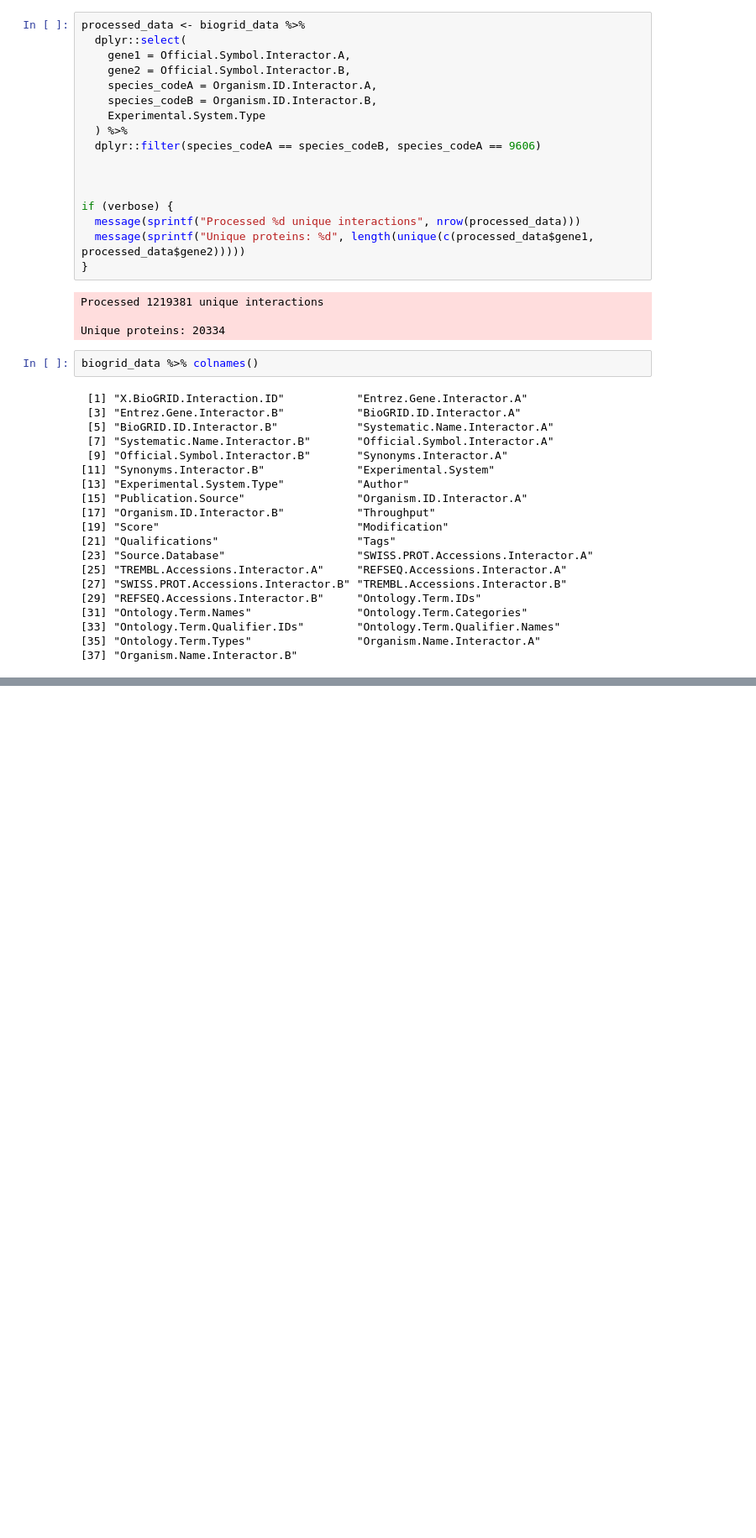
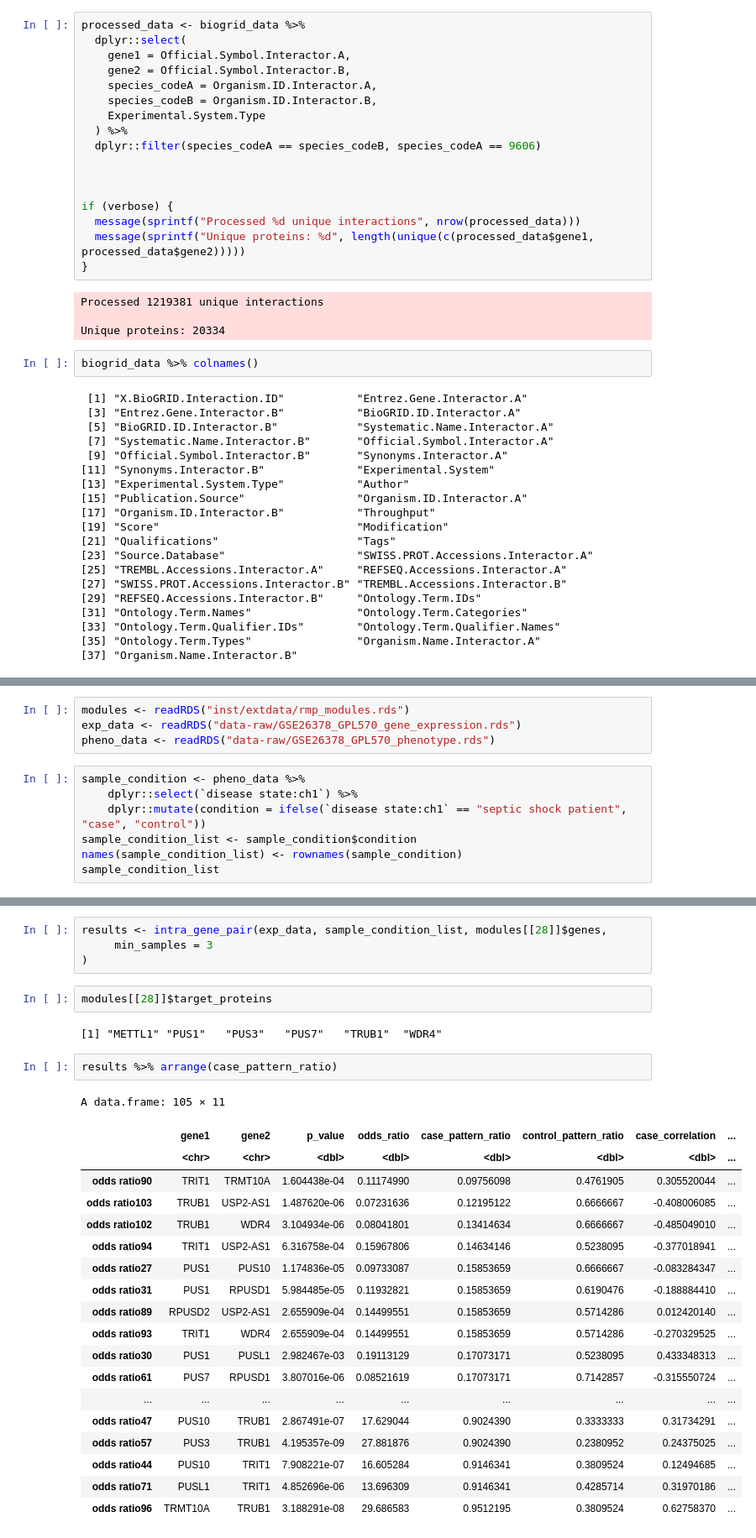
Before and after one commit to loganylchen/MPAGE, a Jupyter notebook: testing.ipynb, the cells around one changed output, grey strips where cells are left out. Shown at 84% size. Saved outputs shown, nothing was run; the diff lists cells and outputs as text; blank space fills up the shorter version.

```diff
--- a/testing.ipynb
+++ b/testing.ipynb
@@ -1415,0 +640,11 @@ A matrix: 54675 × 103 of type dbl
+# %%
+modules <- readRDS("inst/extdata/rmp_modules.rds")
+exp_data <- readRDS("data-raw/GSE26378_GPL570_gene_expression.rds")
+pheno_data <- readRDS("data-raw/GSE26378_GPL570_phenotype.rds")
+# %%
+sample_condition <- pheno_data %>%
+    dplyr::select(`disease state:ch1`) %>%
+    dplyr::mutate(condition = ifelse(`disease state:ch1` == "septic shock patient", "case", "control"))
+sample_condition_list <- sample_condition$condition
+names(sample_condition_list) <- rownames(sample_condition)
+sample_condition_list
@@ -1415,0 +676,30 @@ A matrix: 54675 × 103 of type dbl
+# %%
+results <- intra_gene_pair(exp_data, sample_condition_list, modules[[28]]$genes,
+     min_samples = 3
+)
+# %%
+modules[[28]]$target_proteins
+# %% [output]
+[1] "METTL1" "PUS1"   "PUS3"   "PUS7"   "TRUB1"  "WDR4"
+# %%
+results %>% arrange(case_pattern_ratio)
+# %% [output]
+A data.frame: 105 × 11
+|  | gene1 | gene2 | p_value | odds_ratio | case_pattern_ratio | control_pattern_ratio | case_correlation | ... |
+|  | <chr> | <chr> | <dbl> | <dbl> | <dbl> | <dbl> | <dbl> | ... |
+| odds ratio90 | TRIT1 | TRMT10A | 1.604438e-04 | 0.11174990 | 0.09756098 | 0.4761905 | 0.305520044 | ... |
+| odds ratio103 | TRUB1 | USP2-AS1 | 1.487620e-06 | 0.07231636 | 0.12195122 | 0.6666667 | -0.408006085 | ... |
+| odds ratio102 | TRUB1 | WDR4 | 3.104934e-06 | 0.08041801 | 0.13414634 | 0.6666667 | -0.485049010 | ... |
+| odds ratio94 | TRIT1 | USP2-AS1 | 6.316758e-04 | 0.15967806 | 0.14634146 | 0.5238095 | -0.377018941 | ... |
+| odds ratio27 | PUS1 | PUS10 | 1.174836e-05 | 0.09733087 | 0.15853659 | 0.6666667 | -0.083284347 | ... |
+| odds ratio31 | PUS1 | RPUSD1 | 5.984485e-05 | 0.11932821 | 0.15853659 | 0.6190476 | -0.188884410 | ... |
+| odds ratio89 | RPUSD2 | USP2-AS1 | 2.655909e-04 | 0.14499551 | 0.15853659 | 0.5714286 | 0.012420140 | ... |
+| odds ratio93 | TRIT1 | WDR4 | 2.655909e-04 | 0.14499551 | 0.15853659 | 0.5714286 | -0.270329525 | ... |
+| odds ratio30 | PUS1 | PUSL1 | 2.982467e-03 | 0.19113129 | 0.17073171 | 0.5238095 | 0.433348313 | ... |
+| odds ratio61 | PUS7 | RPUSD1 | 3.807016e-06 | 0.08521619 | 0.17073171 | 0.7142857 | -0.315550724 | ... |
+| ... | ... | ... | ... | ... | ... | ... | ... | ... |
+| odds ratio47 | PUS10 | TRUB1 | 2.867491e-07 | 17.629044 | 0.9024390 | 0.3333333 | 0.31734291 | ... |
+| odds ratio57 | PUS3 | TRUB1 | 4.195357e-09 | 27.881876 | 0.9024390 | 0.2380952 | 0.24375025 | ... |
+| odds ratio44 | PUS10 | TRIT1 | 7.908221e-07 | 16.605284 | 0.9146341 | 0.3809524 | 0.12494685 | ... |
+| odds ratio71 | PUSL1 | TRIT1 | 4.852696e-06 | 13.696309 | 0.9146341 | 0.4285714 | 0.31970186 | ... |
+| odds ratio96 | TRMT10A | TRUB1 | 3.188291e-08 | 29.686583 | 0.9512195 | 0.3809524 | 0.62758370 | ... |
```
Also changed, not shown: parts of 38 cells of this notebook, 1 other file.
